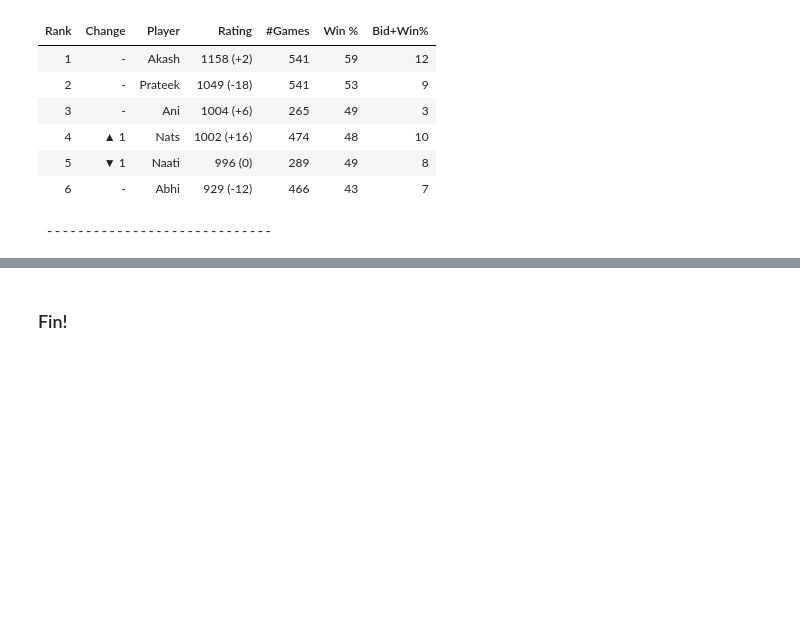
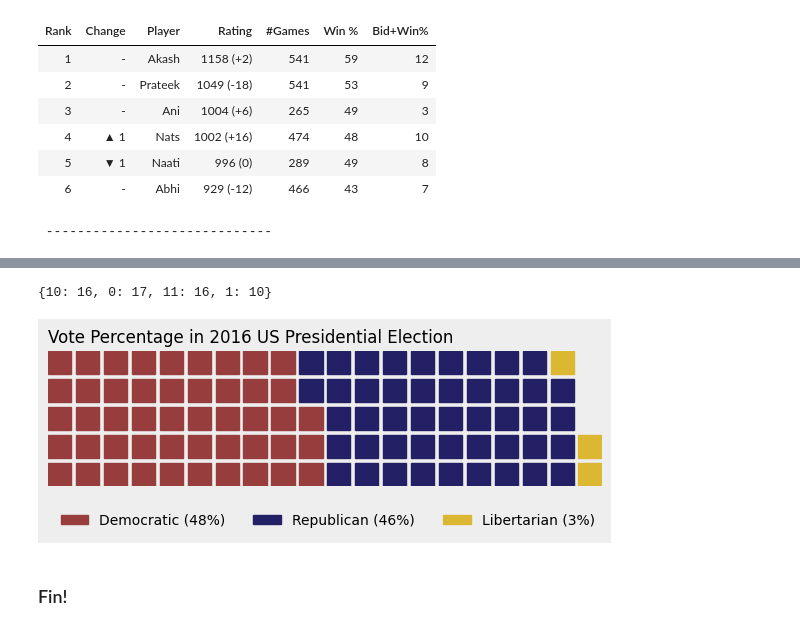
Before and after one commit to akash-suresh/three-of-spades, a Jupyter notebook: template.ipynb, the cells around one changed output, grey strips where cells are left out. Drawn from its saved outputs; the diff is of its cells as text; code cells hidden in the pictures; blank space fills up the shorter version.

```diff
--- a/template.ipynb
+++ b/template.ipynb
@@ -101,0 +302,36 @@ Championship #8
+# %%
+import matplotlib.pyplot as plt
+from pywaffle import Waffle
+
+player_1 = 'Prateek'
+player_2 = 'Akash'
+# %%
+
+df1 = game_data[player_1]
+df2 = game_data[player_2]
+
+counter = {}
+for a,b in zip(df1, df2):
+    key = int(bool(a)) + 10*int(bool(b))
+    if key not in counter:
+        counter[key] = 0
+    counter[key] += 1
+
+print(counter)
+data = counter
+data = {'Democratic': 48, 'Republican': 46, 'Libertarian': 3}
+fig = plt.figure(
+    FigureClass=Waffle,
+    rows=5,
+    values=data,
+    colors=("#983D3D", "#232066", "#DCB732"),
+    title={'label': 'Vote Percentage in 2016 US Presidential Election', 'loc': 'left'},
+    labels=["{0} ({1}%)".format(k, v) for k, v in data.items()],
+    legend={'loc': 'lower left', 'bbox_to_anchor': (0, -0.4), 'ncol': len(data), 'framealpha': 0}
+)
+fig.gca().set_facecolor('#EEEEEE')
+fig.set_facecolor('#EEEEEE')
+plt.show()
+# %% [output]
+{10: 16, 0: 17, 11: 16, 1: 10}
+[figure, added]
```
Also changed, not shown: parts of 6 cells of this notebook.
